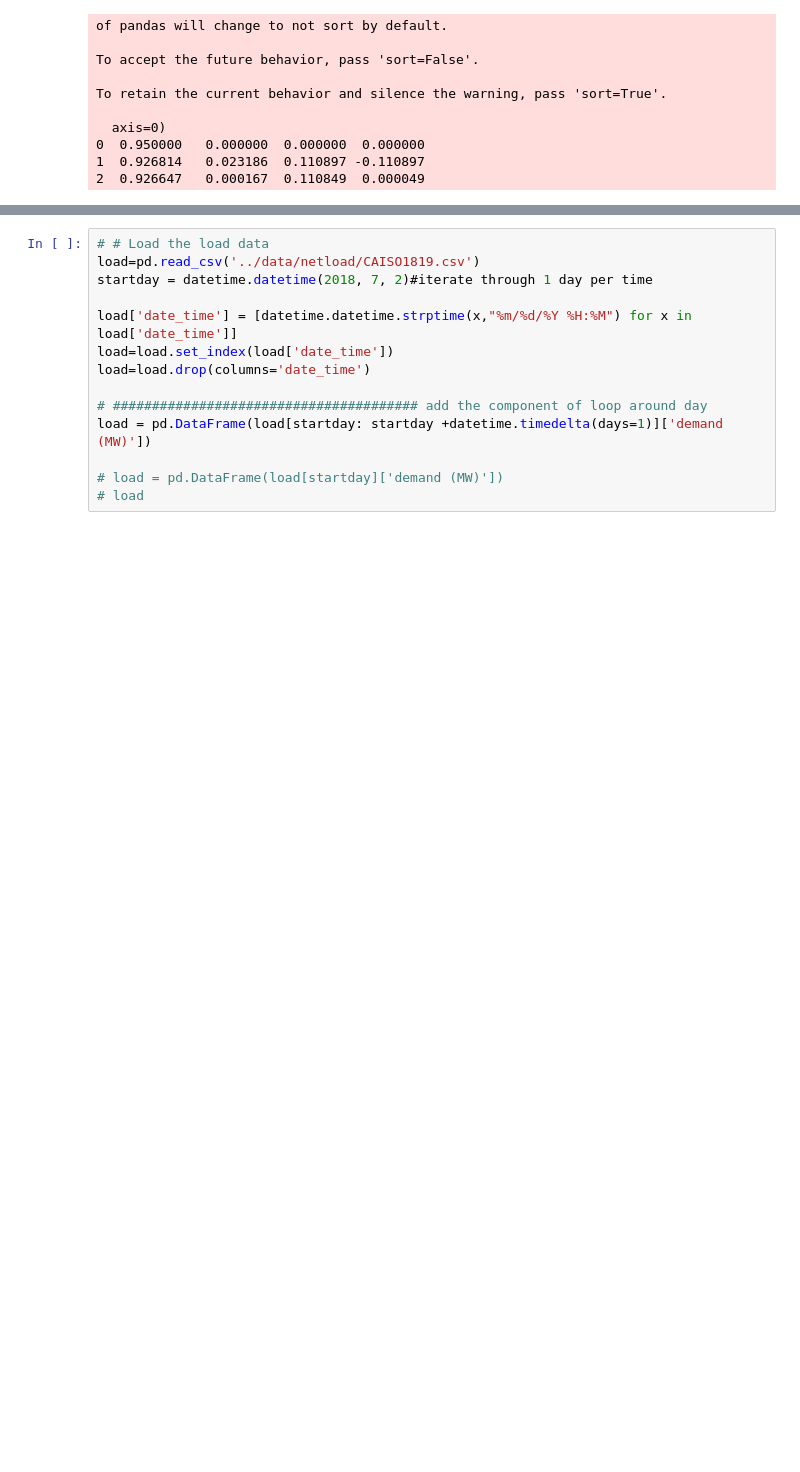
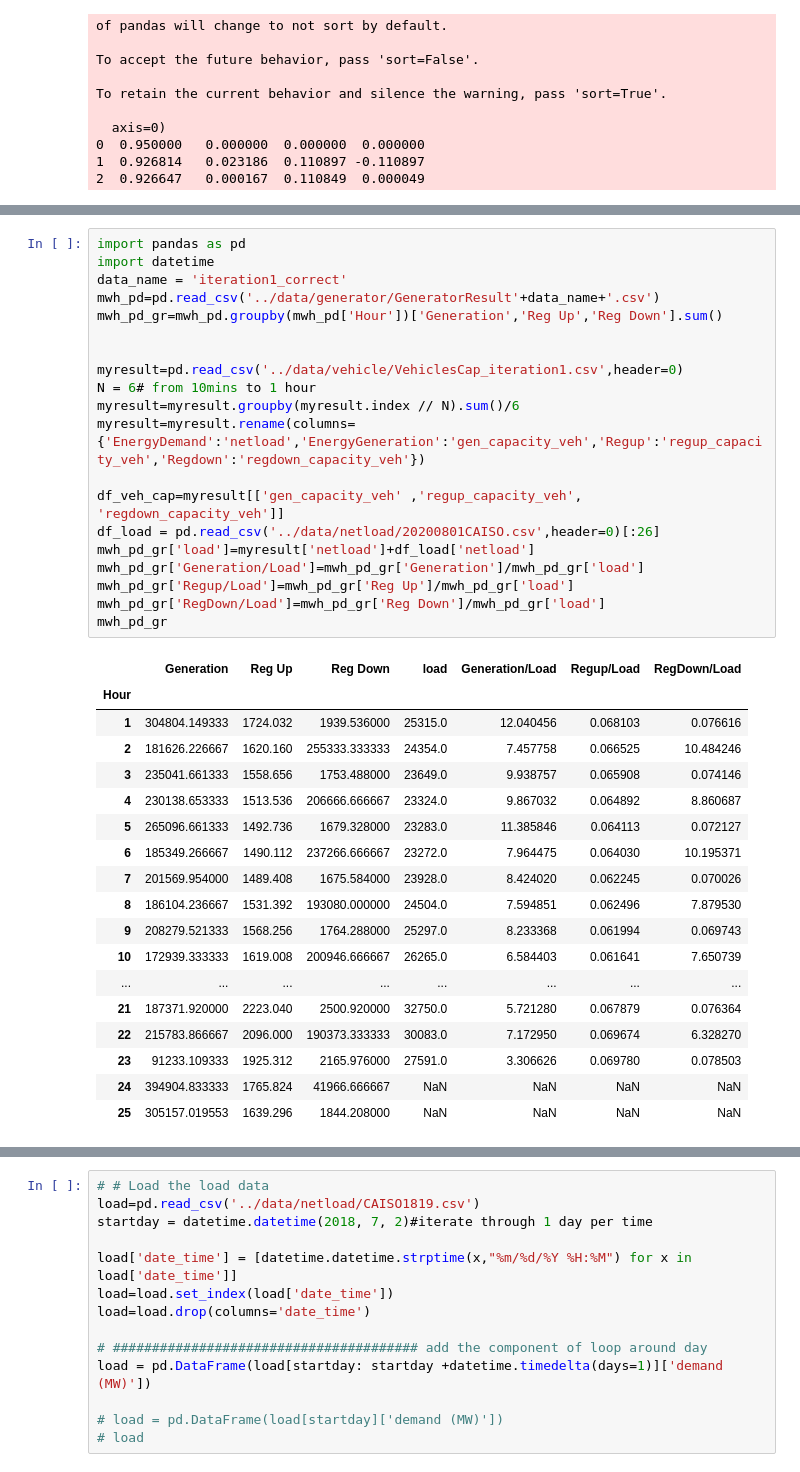
Before and after one commit to MeiyeW/V2G_PROJECT, a Jupyter notebook: Final/Iteration.ipynb, the cells around one changed output, grey strips where cells are left out. Cells and saved outputs as stored; diff of their text form; blank space fills up the shorter version.

```diff
--- a/Final/Iteration.ipynb
+++ b/Final/Iteration.ipynb
@@ -79,0 +148,39 @@ To retain the current behavior and silence the warning, pass 'sort=True'.
+# %%
+import pandas as pd
+import datetime
+data_name = 'iteration1_correct'
+mwh_pd=pd.read_csv('../data/generator/GeneratorResult'+data_name+'.csv')
+mwh_pd_gr=mwh_pd.groupby(mwh_pd['Hour'])['Generation','Reg Up','Reg Down'].sum()
+
+
+myresult=pd.read_csv('../data/vehicle/VehiclesCap_iteration1.csv',header=0)
+N = 6# from 10mins to 1 hour
+myresult=myresult.groupby(myresult.index // N).sum()/6
+myresult=myresult.rename(columns={'EnergyDemand':'netload','EnergyGeneration':'gen_capacity_veh','Regup':'regup_capacity_veh','Regdown':'regdown_capacity_veh'})
+
+df_veh_cap=myresult[['gen_capacity_veh'	,'regup_capacity_veh',	'regdown_capacity_veh']]
+df_load = pd.read_csv('../data/netload/20200801CAISO.csv',header=0)[:26]
+mwh_pd_gr['load']=myresult['netload']+df_load['netload']
+mwh_pd_gr['Generation/Load']=mwh_pd_gr['Generation']/mwh_pd_gr['load']
+mwh_pd_gr['Regup/Load']=mwh_pd_gr['Reg Up']/mwh_pd_gr['load']
+mwh_pd_gr['RegDown/Load']=mwh_pd_gr['Reg Down']/mwh_pd_gr['load']
+mwh_pd_gr
+# %% [output]
+|  | Generation | Reg Up | Reg Down | load | Generation/Load | Regup/Load | RegDown/Load |
+| Hour |  |  |  |  |  |  |  |
+| 1 | 304804.149333 | 1724.032 | 1939.536000 | 25315.0 | 12.040456 | 0.068103 | 0.076616 |
+| 2 | 181626.226667 | 1620.160 | 255333.333333 | 24354.0 | 7.457758 | 0.066525 | 10.484246 |
+| 3 | 235041.661333 | 1558.656 | 1753.488000 | 23649.0 | 9.938757 | 0.065908 | 0.074146 |
+| 4 | 230138.653333 | 1513.536 | 206666.666667 | 23324.0 | 9.867032 | 0.064892 | 8.860687 |
+| 5 | 265096.661333 | 1492.736 | 1679.328000 | 23283.0 | 11.385846 | 0.064113 | 0.072127 |
+| 6 | 185349.266667 | 1490.112 | 237266.666667 | 23272.0 | 7.964475 | 0.064030 | 10.195371 |
+| 7 | 201569.954000 | 1489.408 | 1675.584000 | 23928.0 | 8.424020 | 0.062245 | 0.070026 |
+| 8 | 186104.236667 | 1531.392 | 193080.000000 | 24504.0 | 7.594851 | 0.062496 | 7.879530 |
+| 9 | 208279.521333 | 1568.256 | 1764.288000 | 25297.0 | 8.233368 | 0.061994 | 0.069743 |
+| 10 | 172939.333333 | 1619.008 | 200946.666667 | 26265.0 | 6.584403 | 0.061641 | 7.650739 |
+| ... | ... | ... | ... | ... | ... | ... | ... |
+| 21 | 187371.920000 | 2223.040 | 2500.920000 | 32750.0 | 5.721280 | 0.067879 | 0.076364 |
+| 22 | 215783.866667 | 2096.000 | 190373.333333 | 30083.0 | 7.172950 | 0.069674 | 6.328270 |
+| 23 | 91233.109333 | 1925.312 | 2165.976000 | 27591.0 | 3.306626 | 0.069780 | 0.078503 |
+| 24 | 394904.833333 | 1765.824 | 41966.666667 | NaN | NaN | NaN | NaN |
+| 25 | 305157.019553 | 1639.296 | 1844.208000 | NaN | NaN | NaN | NaN |
```
Also changed, not shown: parts of 11 cells of this notebook, 36 other files.
